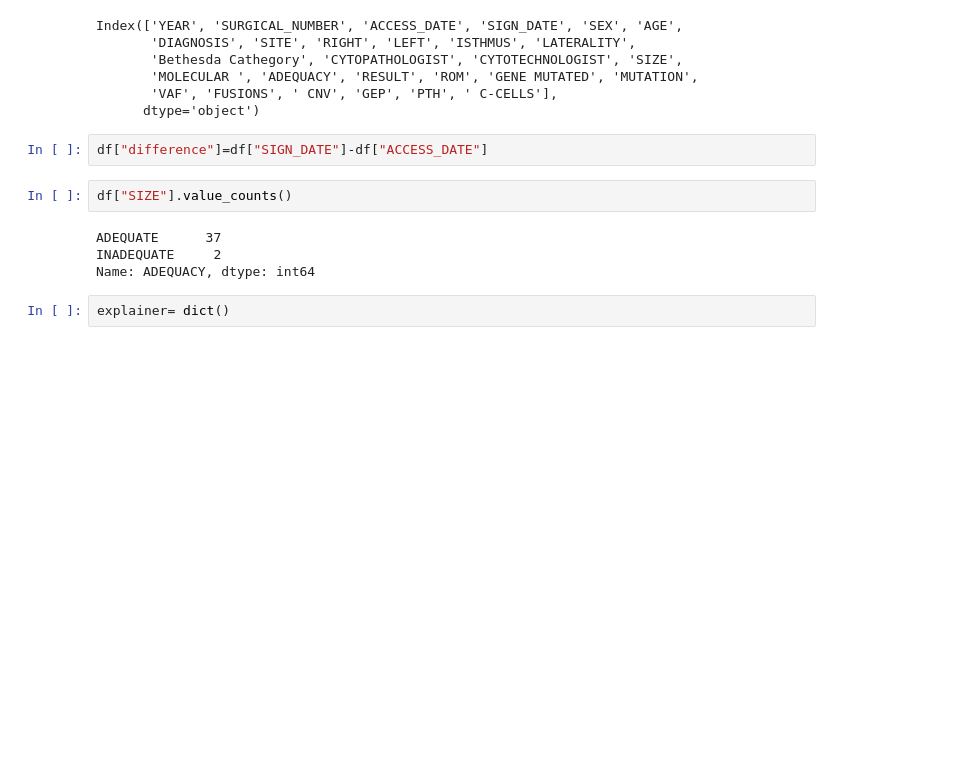
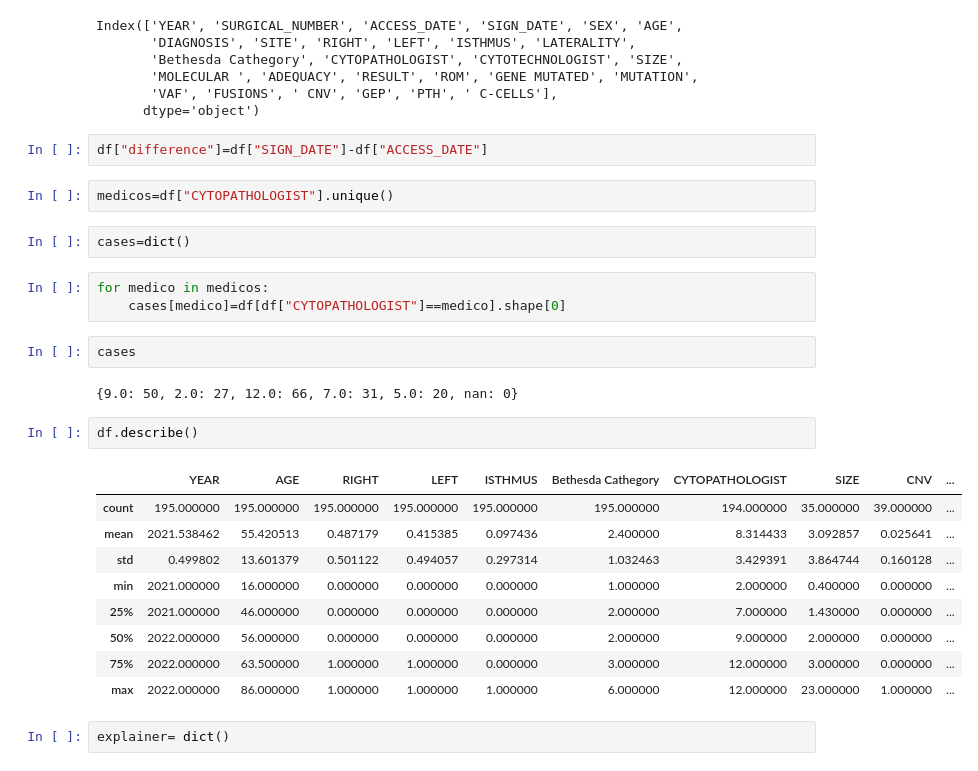
Before and after one commit to mathmax-team/USCAP_Thyroid, a Jupyter notebook: data/USCAP_data.ipynb, the cells around one changed output. Drawn from its saved outputs; the diff is of its cells as text; blank space fills up the shorter version.

```diff
--- a/data/USCAP_data.ipynb
+++ b/data/USCAP_data.ipynb
@@ -79,12 +186,29 @@ Index(['YEAR', 'SURGICAL_NUMBER', 'ACCESS_DATE', 'SIGN_DATE', 'SEX', 'AGE',
       dtype='object')
 # %%
 df["difference"]=df["SIGN_DATE"]-df["ACCESS_DATE"]
-# %%
-df["SIZE"].value_counts()
-# %% [output]
-ADEQUATE      37
-INADEQUATE     2
-Name: ADEQUACY, dtype: int64
+# %%
+medicos=df["CYTOPATHOLOGIST"].unique()
+# %%
+cases=dict()
+# %%
+for medico in medicos:
+    cases[medico]=df[df["CYTOPATHOLOGIST"]==medico].shape[0]
+# %%
+cases
+# %% [output]
+{9.0: 50, 2.0: 27, 12.0: 66, 7.0: 31, 5.0: 20, nan: 0}
+# %%
+df.describe()
+# %% [output]
+|  | YEAR | AGE | RIGHT | LEFT | ISTHMUS | Bethesda Cathegory | CYTOPATHOLOGIST | SIZE | CNV | ... |
+| count | 195.000000 | 195.000000 | 195.000000 | 195.000000 | 195.000000 | 195.000000 | 194.000000 | 35.000000 | 39.000000 | ... |
+| mean | 2021.538462 | 55.420513 | 0.487179 | 0.415385 | 0.097436 | 2.400000 | 8.314433 | 3.092857 | 0.025641 | ... |
+| std | 0.499802 | 13.601379 | 0.501122 | 0.494057 | 0.297314 | 1.032463 | 3.429391 | 3.864744 | 0.160128 | ... |
+| min | 2021.000000 | 16.000000 | 0.000000 | 0.000000 | 0.000000 | 1.000000 | 2.000000 | 0.400000 | 0.000000 | ... |
+| 25% | 2021.000000 | 46.000000 | 0.000000 | 0.000000 | 0.000000 | 2.000000 | 7.000000 | 1.430000 | 0.000000 | ... |
+| 50% | 2022.000000 | 56.000000 | 0.000000 | 0.000000 | 0.000000 | 2.000000 | 9.000000 | 2.000000 | 0.000000 | ... |
+| 75% | 2022.000000 | 63.500000 | 1.000000 | 1.000000 | 0.000000 | 3.000000 | 12.000000 | 3.000000 | 0.000000 | ... |
+| max | 2022.000000 | 86.000000 | 1.000000 | 1.000000 | 1.000000 | 6.000000 | 12.000000 | 23.000000 | 1.000000 | ... |
 # %%
 explainer= dict()
 # %%
```
Also changed, not shown: parts of 23 cells of this notebook, 6 other files.
